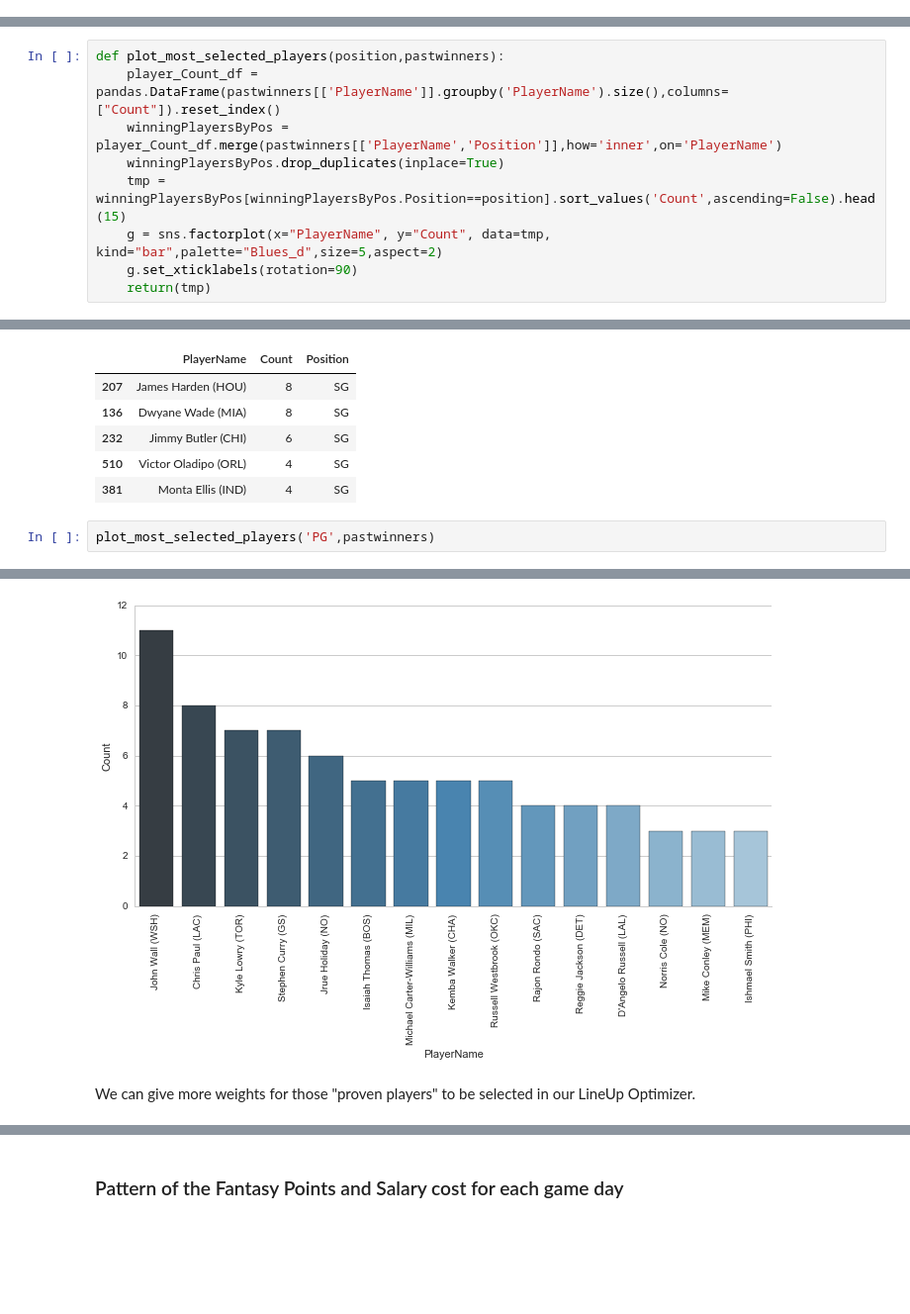
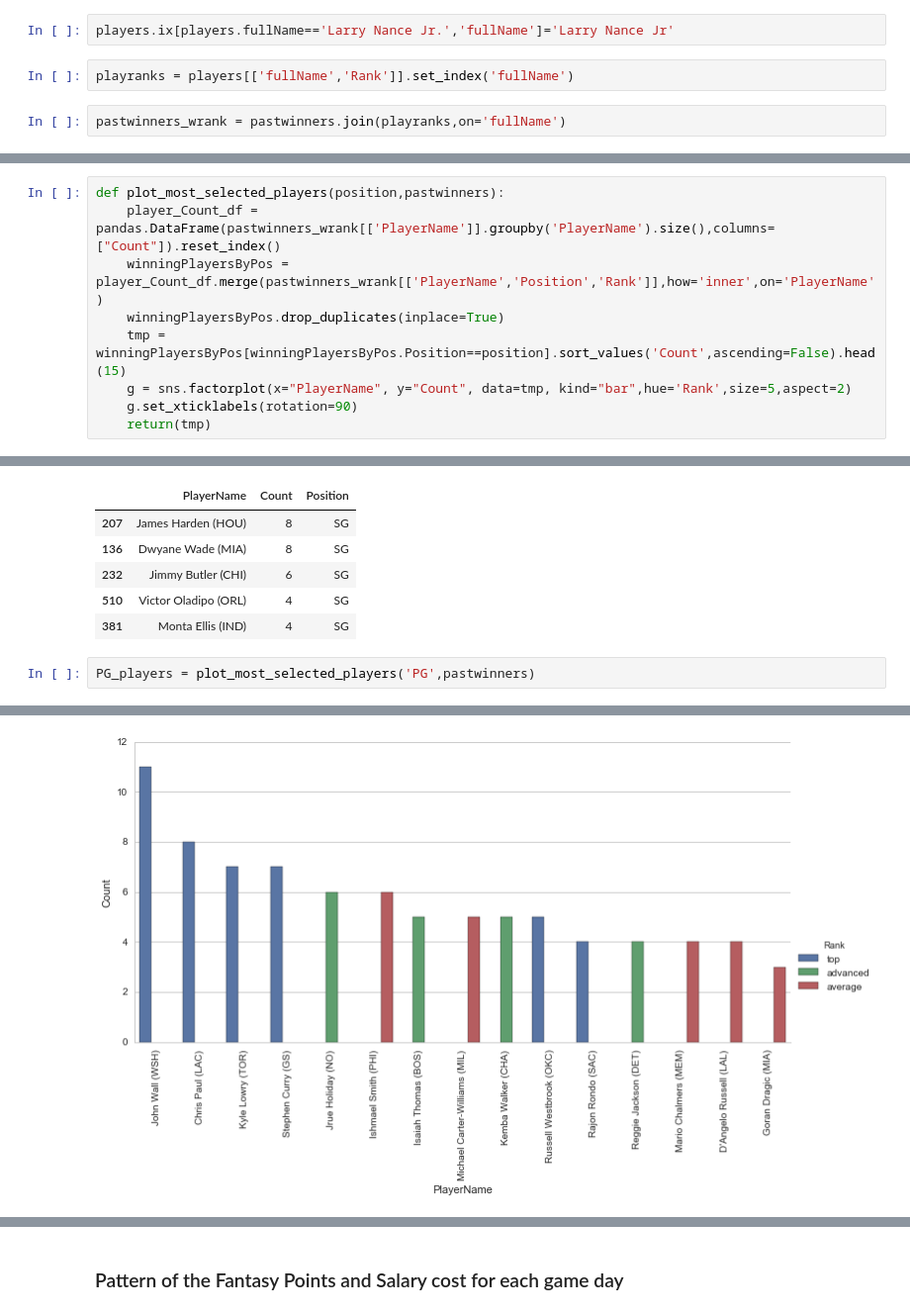
Before and after one commit to jpzhangvincent/NBAFantasySportBetting-ML-project, a Jupyter notebook: Data Munging& EDA/EDA for the best LineUp record.ipynb, the cells around one changed output, grey strips where cells are left out. Shown: that part at 99% size. Saved outputs shown, nothing was run; the diff lists cells and outputs as text; blank space fills up the shorter version.

```diff
--- a/Data Munging& EDA/EDA for the best LineUp record.ipynb
+++ b/Data Munging& EDA/EDA for the best LineUp record.ipynb
@@ -107,0 +122,6 @@ Note that there are 8 roster positions are: PG, SG, SF, PF, C, G, F, and UTIL. S
+# %%
+players.ix[players.fullName=='Larry Nance Jr.','fullName']='Larry Nance Jr'
+# %%
+playranks = players[['fullName','Rank']].set_index('fullName')
+# %%
+pastwinners_wrank = pastwinners.join(playranks,on='fullName')
@@ -109,11 +189,11 @@ Note that there are 8 roster positions are: PG, SG, SF, PF, C, G, F, and UTIL. S
 ###What are most popular players to be selected in the winning Lineups?
 # %%
 def plot_most_selected_players(position,pastwinners):
-    player_Count_df = pandas.DataFrame(pastwinners[['PlayerName']].groupby('PlayerName').size(),columns=["Count"]).reset_index()
-    winningPlayersByPos = player_Count_df.merge(pastwinners[['PlayerName','Position']],how='inner',on='PlayerName')
+    player_Count_df = pandas.DataFrame(pastwinners_wrank[['PlayerName']].groupby('PlayerName').size(),columns=["Count"]).reset_index()
+    winningPlayersByPos = player_Count_df.merge(pastwinners_wrank[['PlayerName','Position','Rank']],how='inner',on='PlayerName')
     winningPlayersByPos.drop_duplicates(inplace=True)
     tmp = winningPlayersByPos[winningPlayersByPos.Position==position].sort_values('Count',ascending=False).head(15)
-    g = sns.factorplot(x="PlayerName", y="Count", data=tmp, kind="bar",palette="Blues_d",size=5,aspect=2)
+    g = sns.factorplot(x="PlayerName", y="Count", data=tmp, kind="bar",hue='Rank',size=5,aspect=2)
     g.set_xticklabels(rotation=90)
     return(tmp)
 # %%
@@ -130,5 +210,5 @@ SG_players.head()
 | 510 | Victor Oladipo (ORL) | 4 | SG |
 | 381 | Monta Ellis (IND) | 4 | SG |
 # %%
-plot_most_selected_players('PG',pastwinners)
+PG_players = plot_most_selected_players('PG',pastwinners)
 # %% [output]
@@ -151,3 +215 @@ plot_most_selected_players('PG',pastwinners)
-[figure, old version]
+[figure, new version]
-# %% [markdown]
-We can give more weights for those "proven players" to be selected in our LineUp Optimizer.
```
Also changed, not shown: parts of 46 cells of this notebook, 5 other files.
